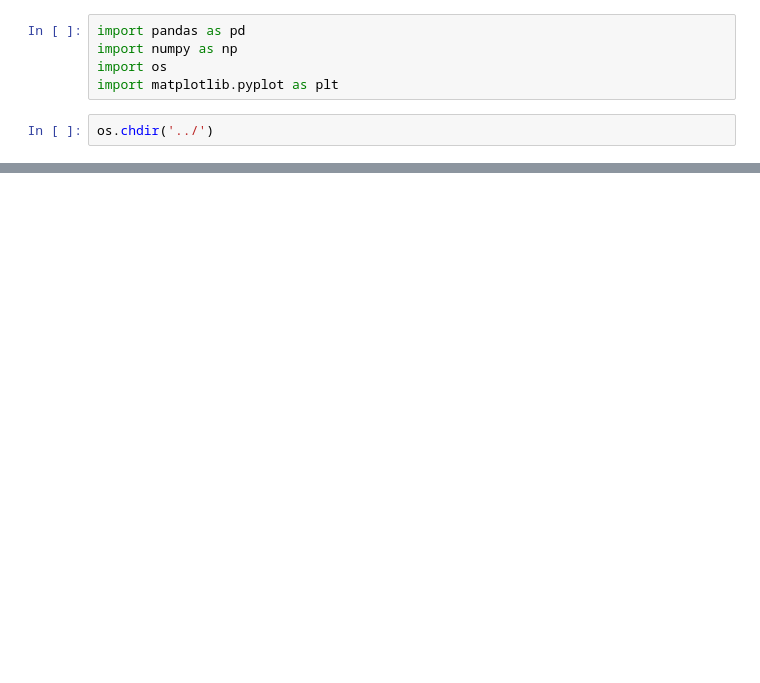
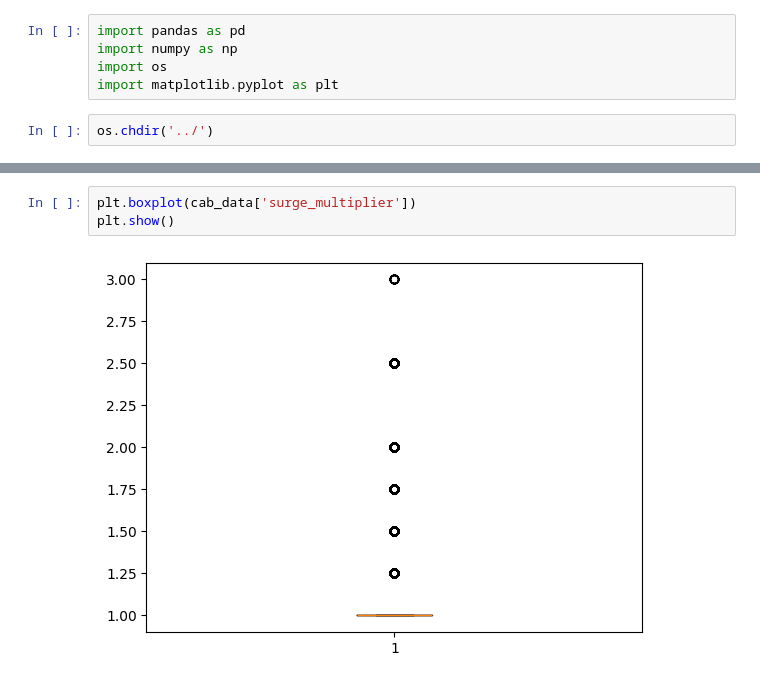
Before and after one commit to Immortal-Pi/SurgeSense, a Jupyter notebook: research/data_analysis_all.ipynb, the cells around one changed output, grey strips where cells are left out. Drawn from its saved outputs; the diff is of its cells as text; blank space fills up the shorter version.

```diff
--- a/research/data_analysis_all.ipynb
+++ b/research/data_analysis_all.ipynb
@@ -17,0 +16,5 @@ cab_data.head()
+# %%
+plt.boxplot(cab_data['surge_multiplier'])
+plt.show()
+# %% [output]
+[figure, added]
```
Also changed, not shown: parts of 13 cells of this notebook, 11 other files.
